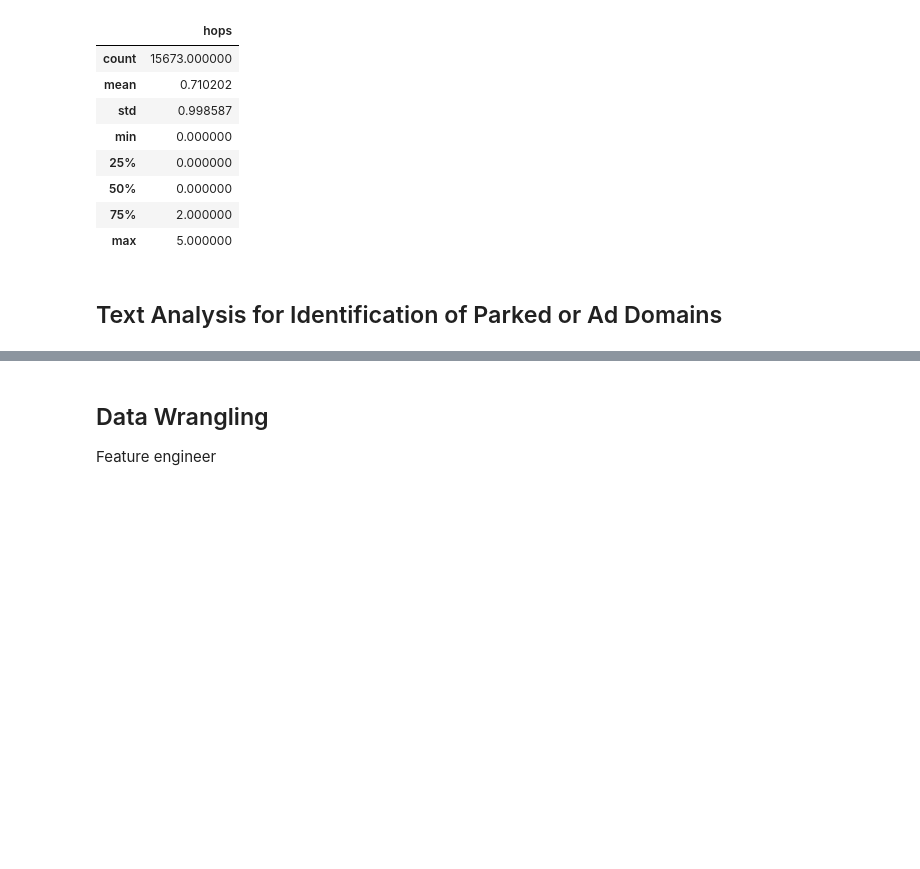
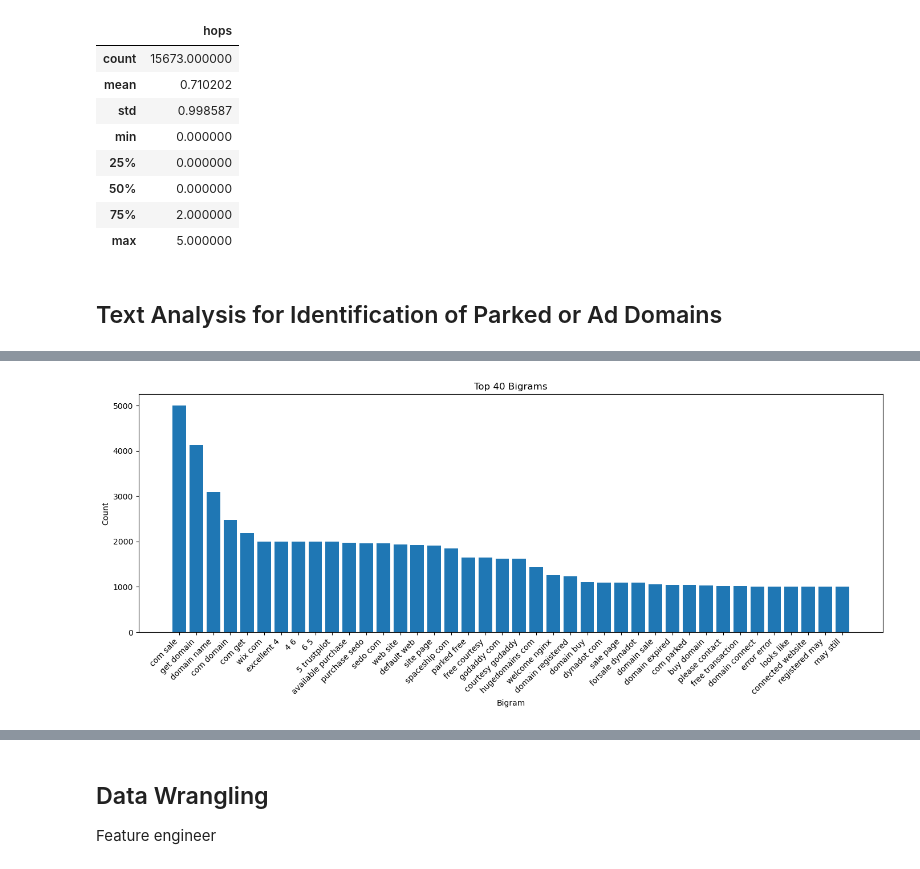
Before and after one commit to YouKnowJoey/sketchy-parking-lot, a Jupyter notebook: notebooks/wrangling_analysis.ipynb, the cells around one changed output, grey strips where cells are left out. Saved outputs shown, nothing was run; the diff lists cells and outputs as text; code cells hidden in the pictures; blank space fills up the shorter version.

```diff
--- a/notebooks/wrangling_analysis.ipynb
+++ b/notebooks/wrangling_analysis.ipynb
@@ -150,0 +207,33 @@ combined_df[["clean_text", "tokens"]].head()
+# %%
+'''
+Generate bigrams
+'''
+
+def get_bigrams(tokens):
+    return list(zip(tokens, tokens[1:]))
+
+# Create bigrams column
+combined_df["bigrams"] = combined_df["tokens"].apply(get_bigrams)
+
+total_bigrams = Counter()
+
+for bigram_list in combined_df["bigrams"]:
+    total_bigrams.update(bigram_list)
+
+
+top_n = 40
+top_bigrams = total_bigrams.most_common(top_n)
+
+top_df = pd.DataFrame(top_bigrams, columns=["bigram", "count"])
+top_df["bigram"] = top_df["bigram"].apply(lambda x: " ".join(x))
+
+plt.figure(figsize=(14, 6))
+plt.bar(top_df["bigram"], top_df["count"])
+plt.title(f"Top {top_n} Bigrams")
+plt.xlabel("Bigram")
+plt.ylabel("Count")
+plt.xticks(rotation=45, ha="right")
+plt.tight_layout()
+plt.show()
+# %% [output]
+[figure, added]
```
Also changed, not shown: parts of 16 cells of this notebook.
